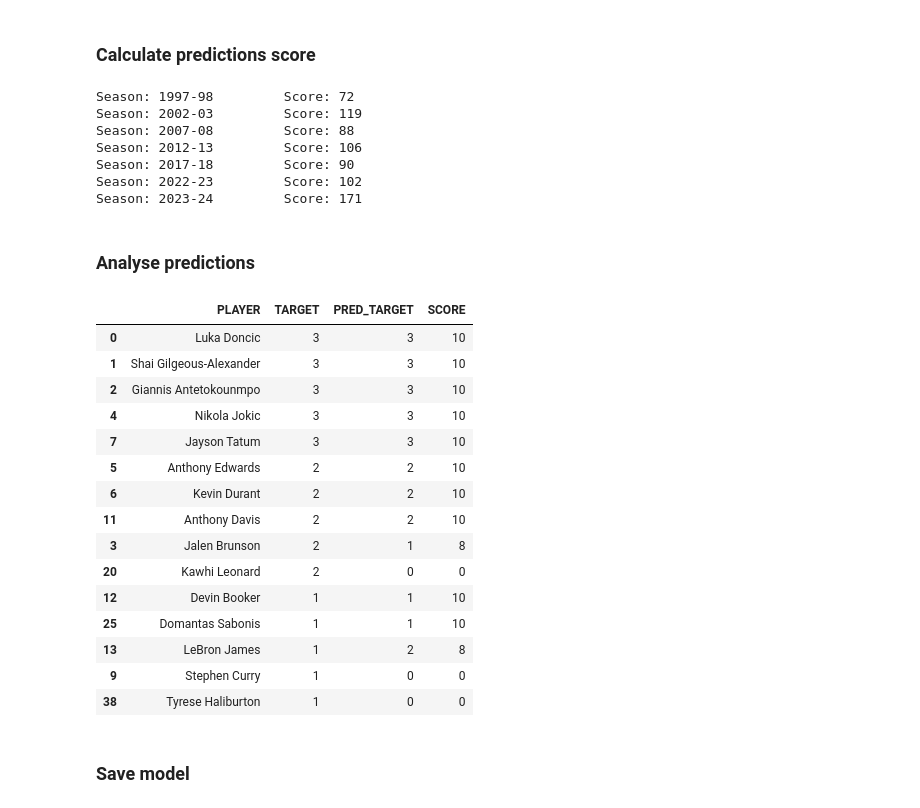
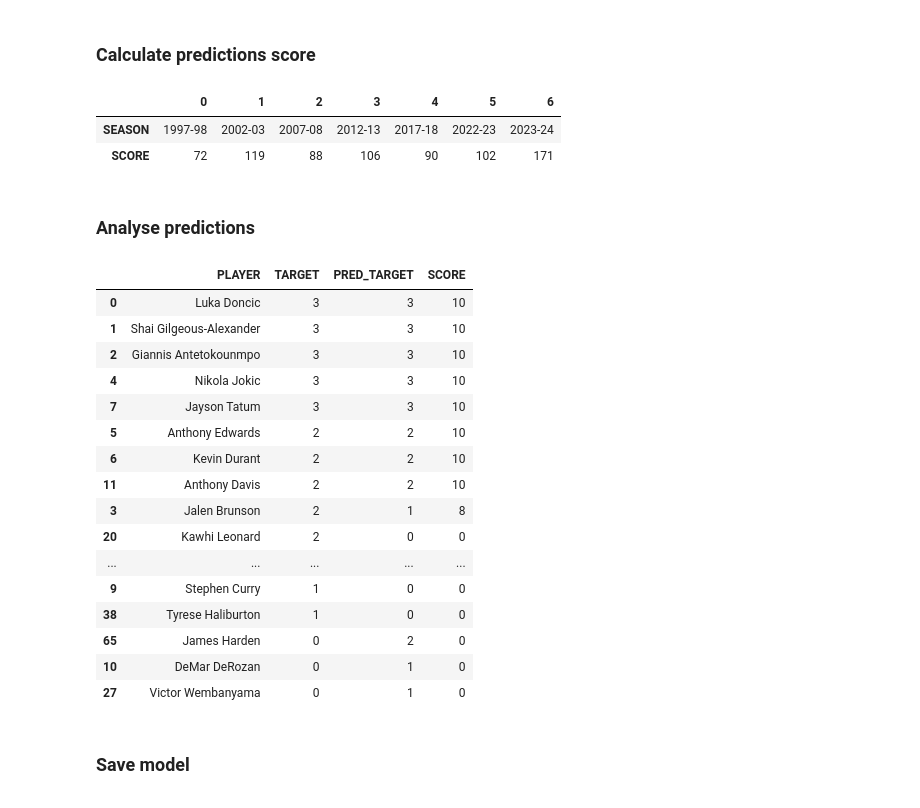
Before and after one commit to krzy3chu/WZUM-project, a Jupyter notebook: All-NBA.ipynb, the cells around one changed output. Saved outputs shown, nothing was run; the diff lists cells and outputs as text; code cells hidden in the pictures.

```diff
--- a/All-NBA.ipynb
+++ b/All-NBA.ipynb
@@ -133,6 +147,7 @@ for test_idx, test_df in enumerate(test_dfs):
 # %% [markdown]
 ### Calculate predictions score
 # %%
+scores_dict = {}
 for test_df in test_dfs:
     test_df['SCORE'] = 0
     pts = [10, 8, 6]
@@ -151,39 +166,37 @@ for test_df in test_dfs:
     bonus = sum([bonus_val[team_bonus] for team_bonus in team_bonuses])
 
     total_score = np.sum(scores) + bonus
+    scores_dict[test_df['SEASON'].iloc[0]] = total_score
 
-    print('Season:', test_df['SEASON'].iloc[0], end='\t\t')
-    print('Score:', total_score)
+pd.DataFrame(scores_dict.items(), columns=['SEASON', 'SCORE']).transpose()
 # %% [output]
-Season: 1997-98         Score: 72
-Season: 2002-03         Score: 119
-Season: 2007-08         Score: 88
-Season: 2012-13         Score: 106
-Season: 2017-18         Score: 90
-Season: 2022-23         Score: 102
-Season: 2023-24         Score: 171
+|  | 0 | 1 | 2 | 3 | 4 | 5 | 6 |
+| SEASON | 1997-98 | 2002-03 | 2007-08 | 2012-13 | 2017-18 | 2022-23 | 2023-24 |
+| SCORE | 72 | 119 | 88 | 106 | 90 | 102 | 171 |
 # %% [markdown]
 ### Analyse predictions
 # %%
 test_prediction = test_dfs[-1][['PLAYER', 'TARGET', 'PRED_TARGET', 'SCORE']]
-test_prediction.sort_values(by=['TARGET', 'SCORE'], ascending=False).head(15)
+test_prediction = test_prediction[(test_prediction['TARGET'] != 0) | (test_prediction['PRED_TARGET'] != 0)]
+test_prediction.sort_values(by=['TARGET', 'PRED_TARGET'], ascending=False)
 # %% [output]
 |  | PLAYER | TARGET | PRED_TARGET | SCORE |
 | 0 | Luka Doncic | 3 | 3 | 10 |
 | 1 | Shai Gilgeous-Alexander | 3 | 3 | 10 |
 | 2 | Giannis Antetokounmpo | 3 | 3 | 10 |
 | 4 | Nikola Jokic | 3 | 3 | 10 |
 | 7 | Jayson Tatum | 3 | 3 | 10 |
 | 5 | Anthony Edwards | 2 | 2 | 10 |
 | 6 | Kevin Durant | 2 | 2 | 10 |
 | 11 | Anthony Davis | 2 | 2 | 10 |
 | 3 | Jalen Brunson | 2 | 1 | 8 |
 | 20 | Kawhi Leonard | 2 | 0 | 0 |
-| 12 | Devin Booker | 1 | 1 | 10 |
-| 25 | Domantas Sabonis | 1 | 1 | 10 |
-| 13 | LeBron James | 1 | 2 | 8 |
+| ... | ... | ... | ... | ... |
 | 9 | Stephen Curry | 1 | 0 | 0 |
 | 38 | Tyrese Haliburton | 1 | 0 | 0 |
+| 65 | James Harden | 0 | 2 | 0 |
+| 10 | DeMar DeRozan | 0 | 1 | 0 |
+| 27 | Victor Wembanyama | 0 | 1 | 0 |
 # %% [markdown]
 ### Save model
 # %%
```
Also changed, not shown: parts of 3 cells of this notebook, 4 other files.
